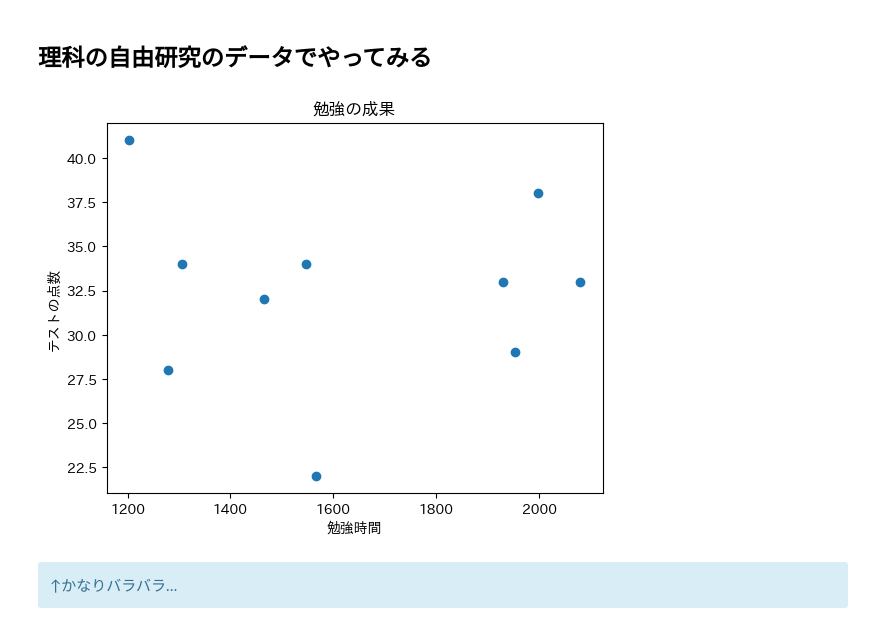
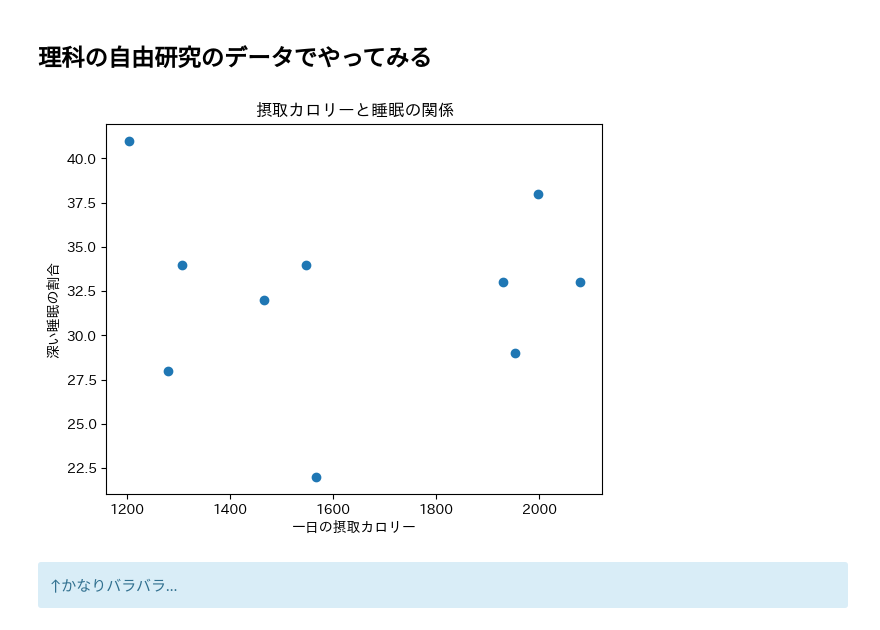
Before and after one commit to hachi-to-nana/linear_regression, a Jupyter notebook: 数学自由研究.ipynb, the cells around one changed output. Saved outputs shown, nothing was run; the diff lists cells and outputs as text; code cells hidden in the pictures.

```diff
--- a/数学自由研究.ipynb
+++ b/数学自由研究.ipynb
@@ -111,15 +111,15 @@ plt.show()
 # %%
 X = np.array([1997, 1546, 1930, 2079, 1306, 1566, 1279, 1203, 1953, 1466])
 Y = np.array([38, 34, 33, 33, 34, 22, 28, 41, 29, 32])
 
 # 散布図を描画する
 plt.scatter(X, Y)
-plt.xlabel("勉強時間") # x軸のラベル
-plt.ylabel("テストの点数") # y軸のラベル
-plt.title("勉強の成果") # グラフのタイトル
+plt.xlabel("一日の摂取カロリー") # x軸のラベル
+plt.ylabel("深い睡眠の割合") # y軸のラベル
+plt.title("摂取カロリーと睡眠の関係") # グラフのタイトル
 plt.show()
 # %% [output]
-[figure, old version]
+[figure, new version]
 # %% [markdown]
 <div class="alert alert-block alert-info">
 ↑かなりバラバラ…
```
Also changed, not shown: parts of 3 cells of this notebook.
